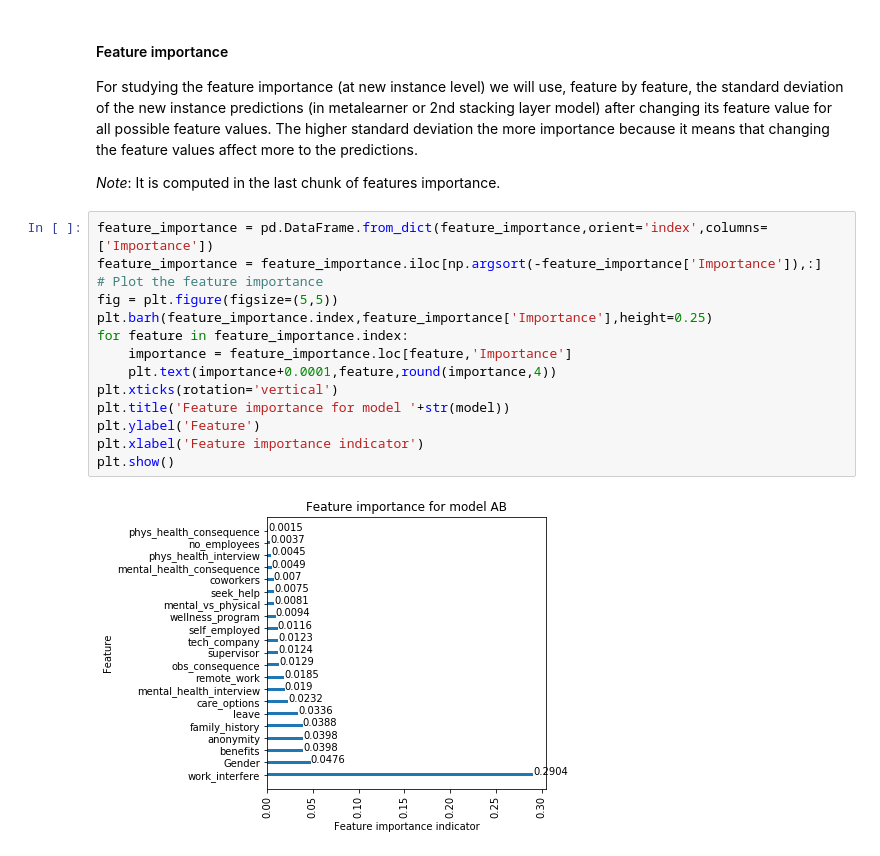
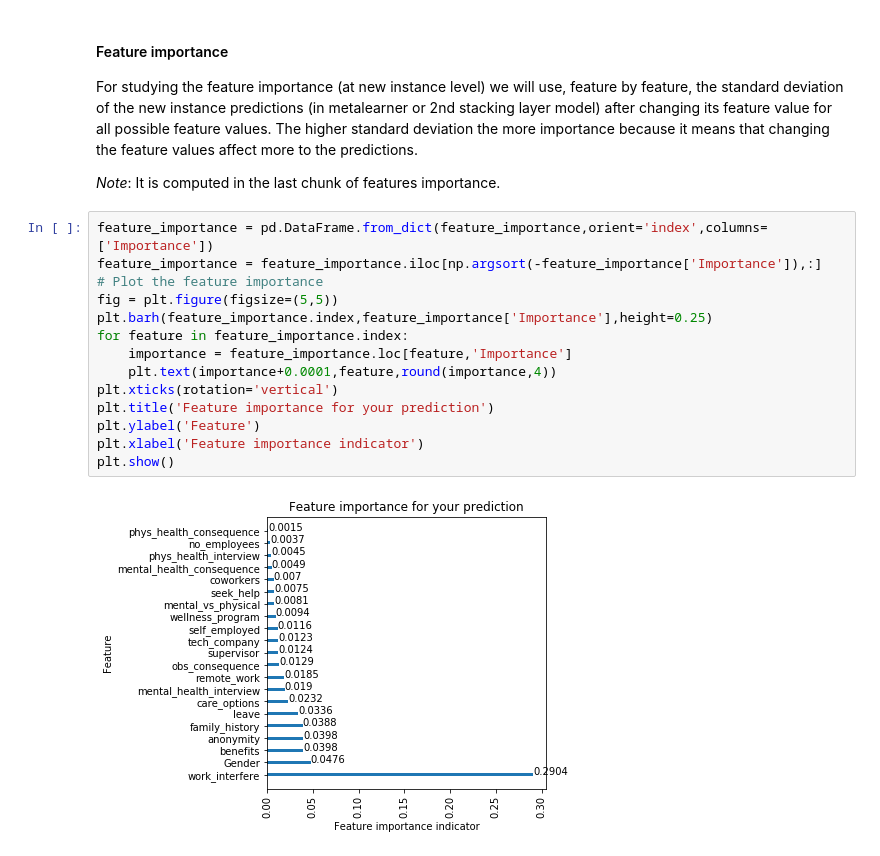
Before and after one commit to alvarorgaz/Research-on-Feature-Importance-for-Stacking-Models, a Jupyter notebook: 5. Predicting a new instance.ipynb, the cells around one changed output. Saved outputs shown, nothing was run; the diff lists cells and outputs as text.

```diff
--- a/5. Predicting a new instance.ipynb
+++ b/5. Predicting a new instance.ipynb
@@ -241,16 +241,16 @@ For studying the feature importance (at new instance level) we will use, feature
 # %%
 feature_importance = pd.DataFrame.from_dict(feature_importance,orient='index',columns=['Importance'])
 feature_importance = feature_importance.iloc[np.argsort(-feature_importance['Importance']),:]
 # Plot the feature importance
 fig = plt.figure(figsize=(5,5))
 plt.barh(feature_importance.index,feature_importance['Importance'],height=0.25)
 for feature in feature_importance.index:
     importance = feature_importance.loc[feature,'Importance']
     plt.text(importance+0.0001,feature,round(importance,4))
 plt.xticks(rotation='vertical')
-plt.title('Feature importance for model '+str(model))
+plt.title('Feature importance for your prediction')
 plt.ylabel('Feature')
 plt.xlabel('Feature importance indicator')
 plt.show()
 # %% [output]
-[figure, old version]
+[figure, new version]
```
